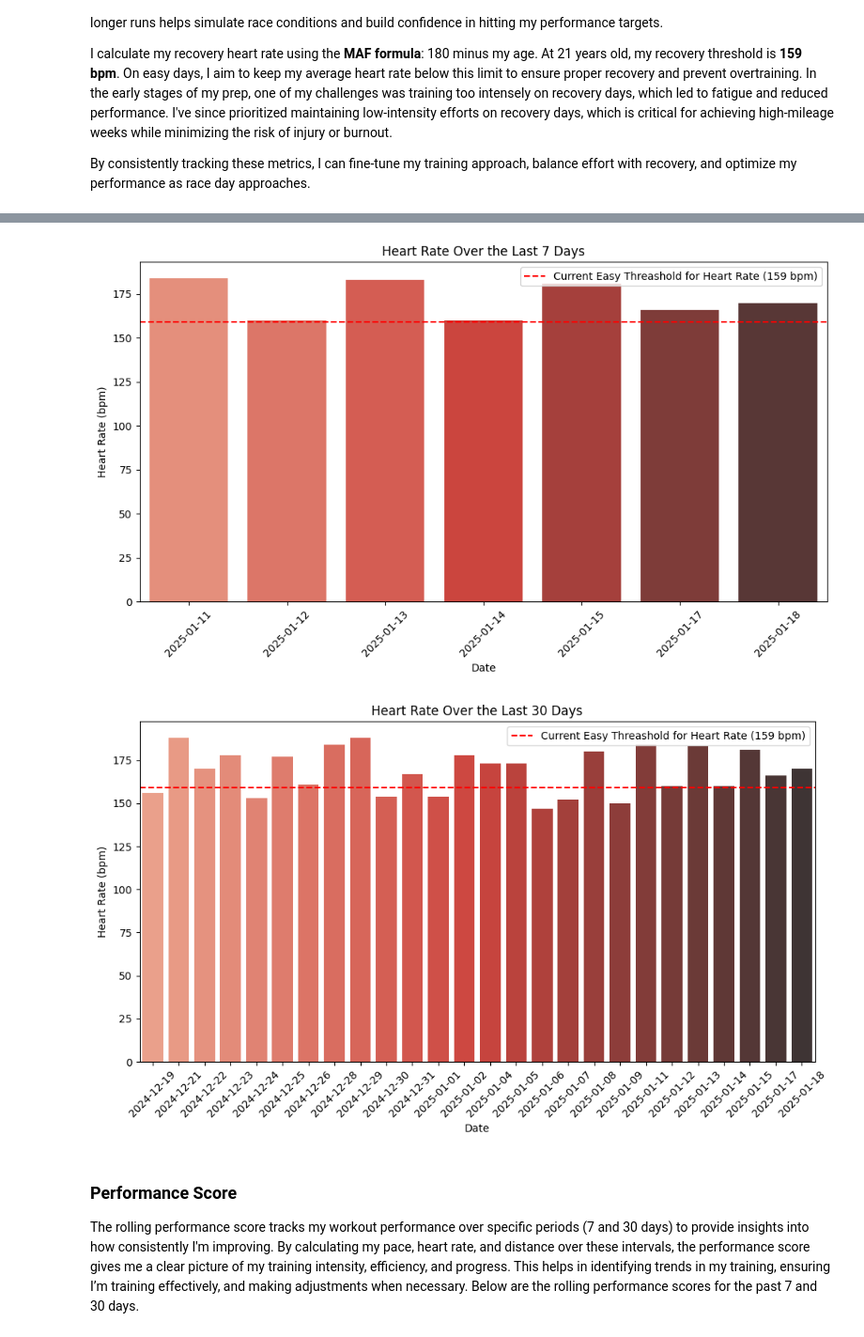
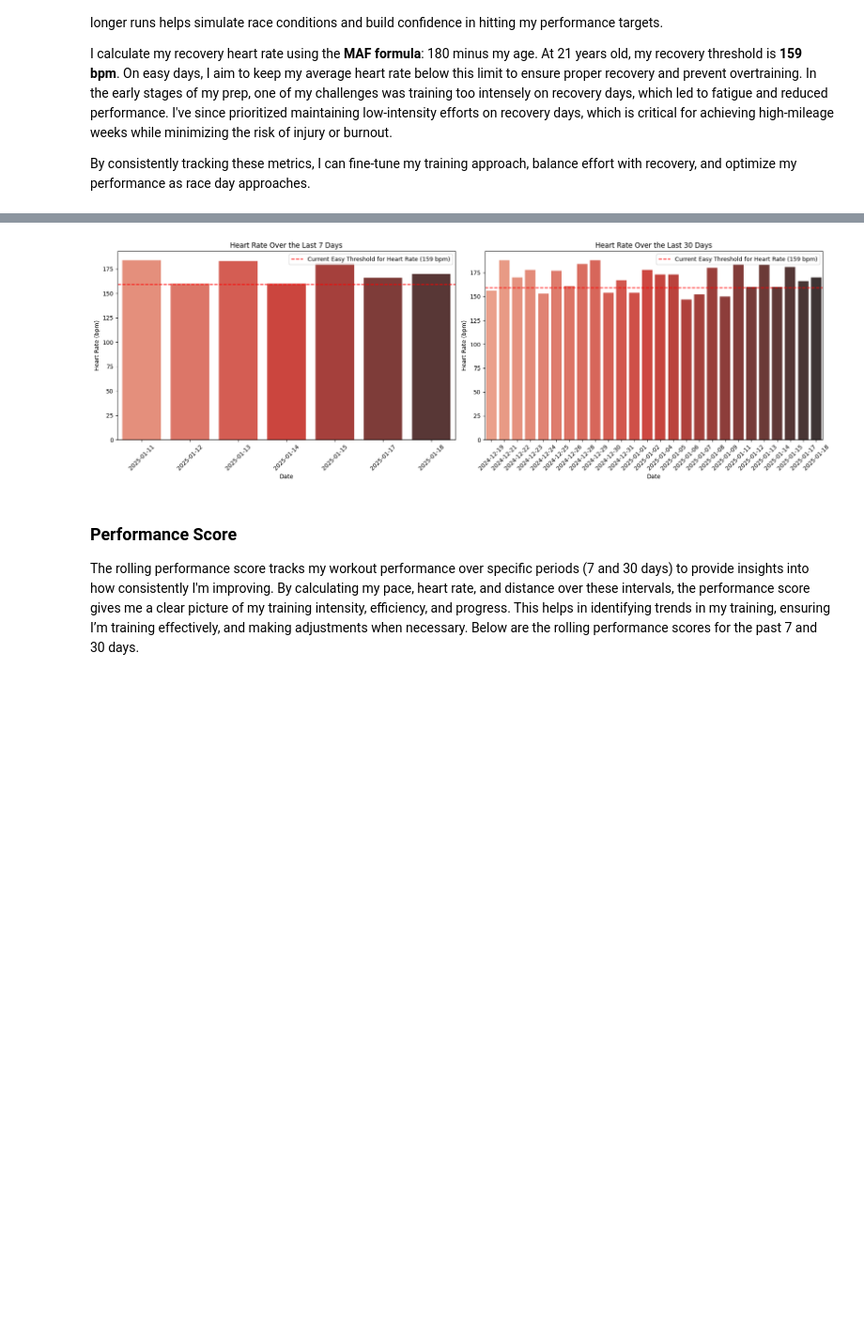
Before and after one commit to TimB21/Marathon-Training-Performance-and-Recovery-Dashboard, a Jupyter notebook: Script/Script.ipynb, the cells around one changed output, grey strips where cells are left out. Shown at 94% size. Drawn from its saved outputs; the diff is of its cells as text; code cells hidden in the pictures; blank space fills up the shorter version.

```diff
--- a/Script/Script.ipynb
+++ b/Script/Script.ipynb
@@ -540,31 +532,40 @@ plot_pace(df, 30, "Last 30 Days")
 # %%
-# Function to plot bar graph for heart rate over a given period with a horizontal line at 155 bpm
-def plot_heart_rate(df, days, time_period="Last X Days"):
+import matplotlib.pyplot as plt
+import seaborn as sns
+
+# Function to plot bar graph for heart rate over a given period with a horizontal line at 159 bpm
+def plot_heart_rate(df, days, time_period="Last X Days", ax=None):
     last_days = filter_last_days(df, days)
 
     # Group by date and calculate the average heart rate for each day
     daily_heart_rate = last_days.groupby('Date')['Heart Rate'].mean().reset_index()
 
-    plt.figure(figsize=(10, 6))
-    sns.barplot(x='Date', y='Heart Rate', data=daily_heart_rate, hue='Date', palette='Reds_d', legend=False)
+    # Use the provided axis (ax) for plotting
+    if ax is None:
+        ax = plt.gca()
 
-    # Add a horizontal line at y=155 bpm
-    plt.axhline(y=159, color='r', linestyle='--', label='Current Easy Threashold for Heart Rate (159 bpm)')
+    sns.barplot(x='Date', y='Heart Rate', data=daily_heart_rate, hue='Date', palette='Reds_d', legend=False, ax=ax)
 
-    plt.title(f'Heart Rate Over the {time_period}')
-    plt.xlabel('Date')
-    plt.ylabel('Heart Rate (bpm)')
-    plt.xticks(rotation=45)
-    plt.legend()  # Show the legend for the line
-    plt.tight_layout()
-    plt.show()
+    # Add a horizontal line at y=159 bpm
+    ax.axhline(y=159, color='r', linestyle='--', label='Current Easy Threshold for Heart Rate (159 bpm)')
+
+    ax.set_title(f'Heart Rate Over the {time_period}')
+    ax.set_xlabel('Date')
+    ax.set_ylabel('Heart Rate (bpm)')
+    ax.legend()  # Show the legend for the line
+    ax.tick_params(axis='x', rotation=45)
+
+# Create subplots for 7, 30, and 90 days
+fig, axes = plt.subplots(1, 2, figsize=(18, 6))  # 1 row, 3 columns
 
 # Plot heart rate for the last 7, 30, and 90 days
-plot_heart_rate(df, 7, "Last 7 Days")
-plot_heart_rate(df, 30, "Last 30 Days")
+plot_heart_rate(df, 7, "Last 7 Days", ax=axes[0])
+plot_heart_rate(df, 30, "Last 30 Days", ax=axes[1])
+
+plt.tight_layout()  # Adjust layout for better spacing between subplots
+plt.show()
 # %% [output]
-[figure, old version]
+[figure, new version]
-[figure, removed]
 # %%
 # import matplotlib.pyplot as plt
 
```
Also changed, not shown: parts of 15 cells of this notebook, 1 other file.
